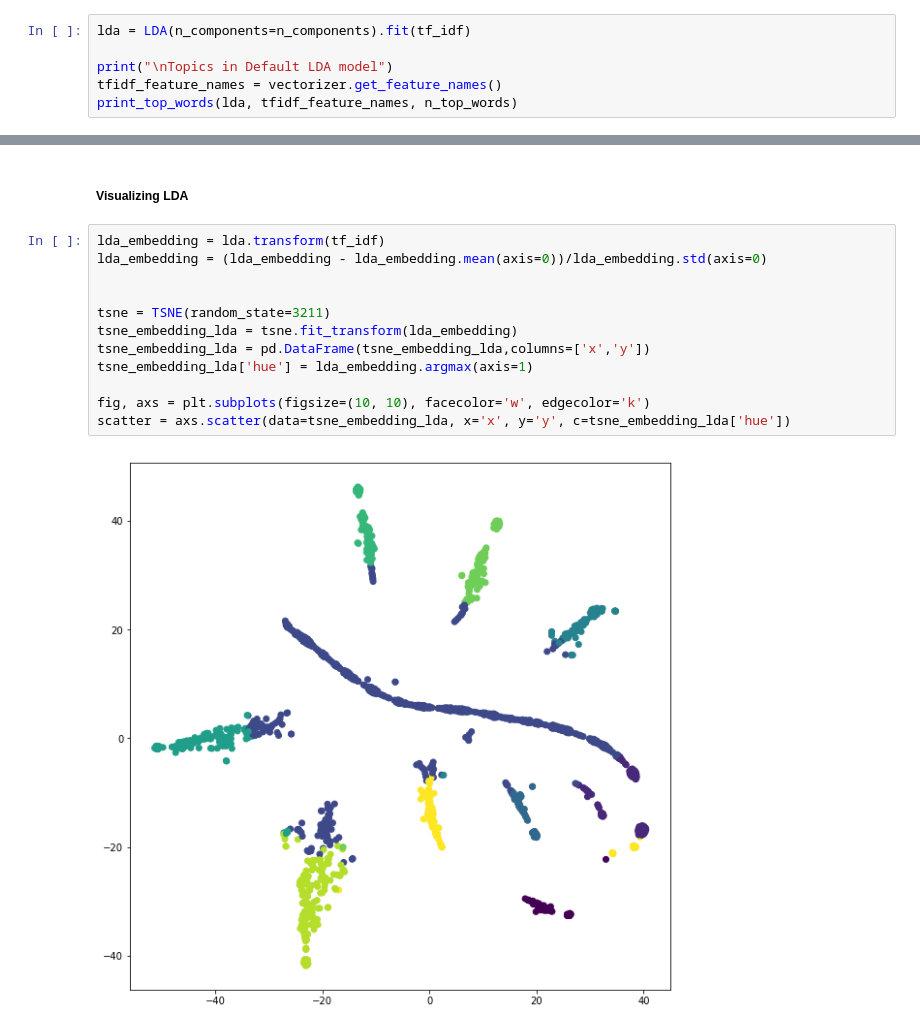
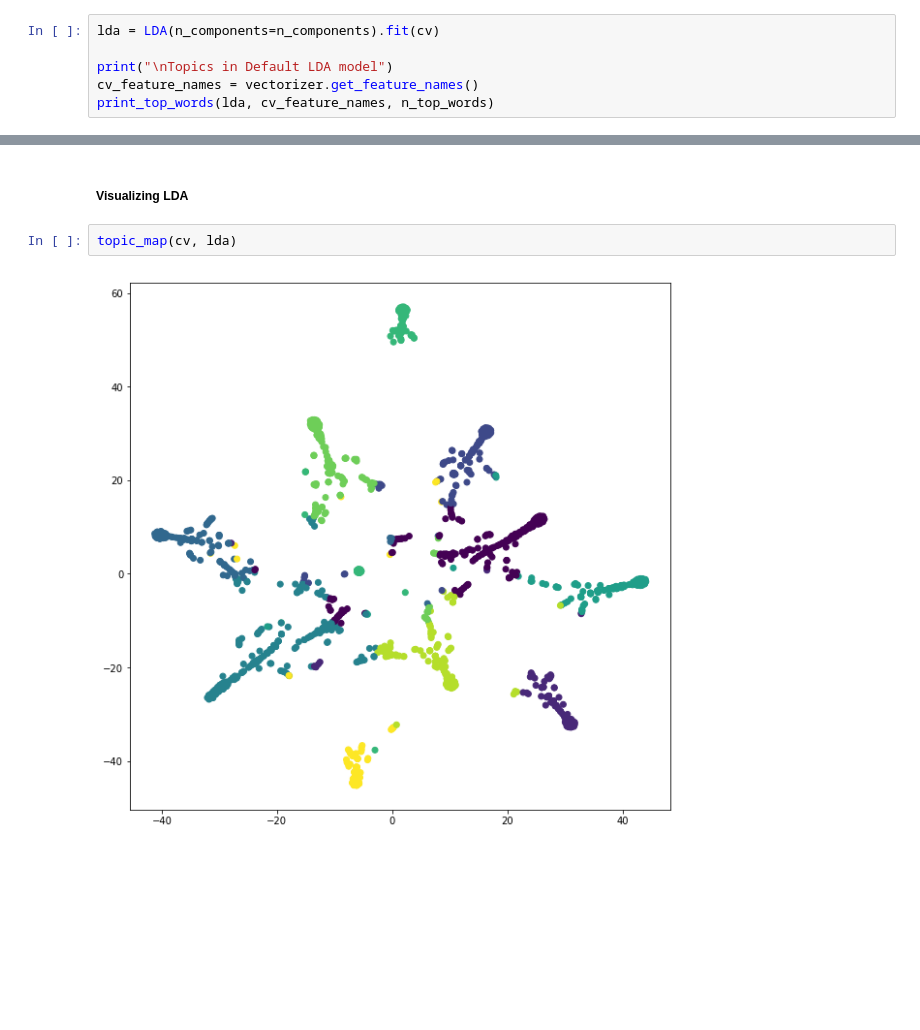
Before and after one commit to nateewall/MSDS7337, a Jupyter notebook: Final/NWall_Final_TopicModeling.ipynb, the cells around one changed output, grey strips where cells are left out. Saved outputs shown, nothing was run; the diff lists cells and outputs as text; blank space fills up the shorter version.

```diff
--- a/Final/NWall_Final_TopicModeling.ipynb
+++ b/Final/NWall_Final_TopicModeling.ipynb
@@ -166,10 +163,10 @@ Topic #9: film action man john old point wick comedy bank feel
 # %% [markdown]
 ##### Fitting the LDA
 # %%
-lda = LDA(n_components=n_components).fit(tf_idf)
+lda = LDA(n_components=n_components).fit(cv)
 
 print("\nTopics in Default LDA model")
-tfidf_feature_names = vectorizer.get_feature_names()
-print_top_words(lda, tfidf_feature_names, n_top_words)
+cv_feature_names = vectorizer.get_feature_names()
+print_top_words(lda, cv_feature_names, n_top_words)
 # %% [output]
 Topics in Default LDA model
@@ -241,18 +224,8 @@ scatter = axs.scatter(data=tsne_embedding, x='x', y='y', c=tsne_embedding['hue']
 # %% [markdown]
 ##### Visualizing LDA
-# %%
-lda_embedding = lda.transform(tf_idf)
-lda_embedding = (lda_embedding - lda_embedding.mean(axis=0))/lda_embedding.std(axis=0)
-
-
-tsne = TSNE(random_state=3211)
-tsne_embedding_lda = tsne.fit_transform(lda_embedding)
-tsne_embedding_lda = pd.DataFrame(tsne_embedding_lda,columns=['x','y'])
-tsne_embedding_lda['hue'] = lda_embedding.argmax(axis=1)
-
-fig, axs = plt.subplots(figsize=(10, 10), facecolor='w', edgecolor='k')
-scatter = axs.scatter(data=tsne_embedding_lda, x='x', y='y', c=tsne_embedding_lda['hue'])
-# %% [output]
-[figure, removed]
+# %%
+topic_map(cv, lda)
+# %% [output]
+[figure, added]
 # %%
 pyLDAvis.enable_notebook()
```
Also changed, not shown: parts of 9 cells of this notebook.
